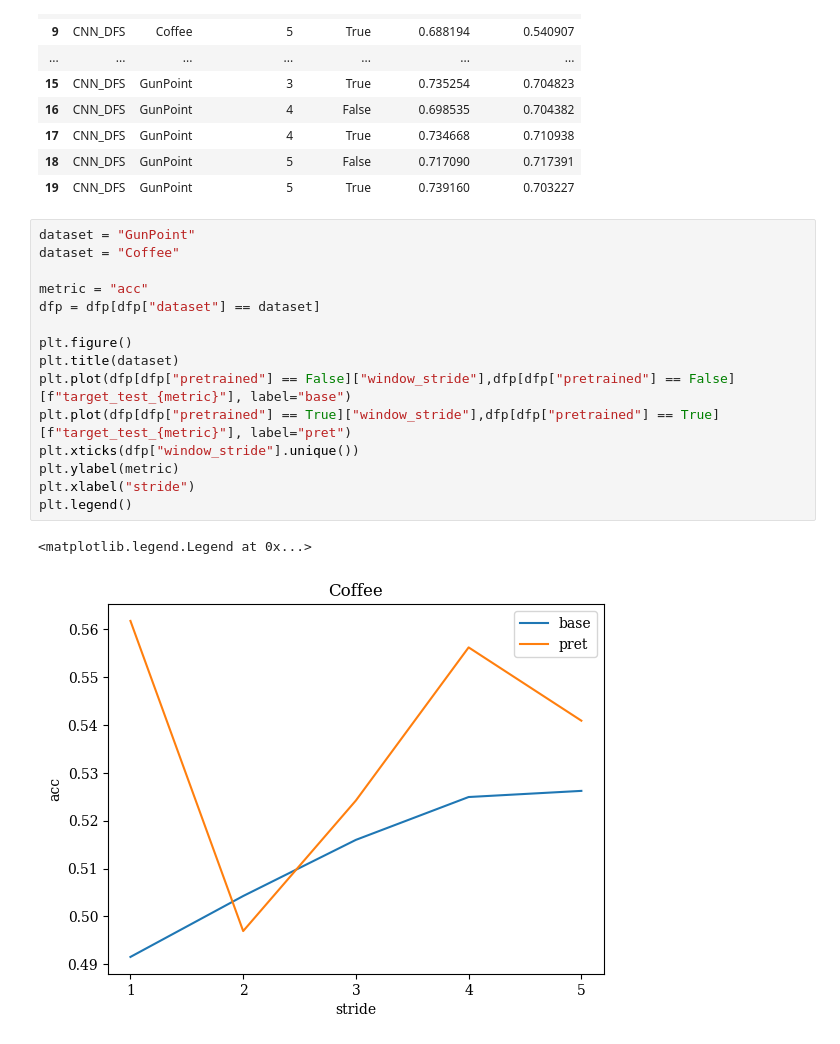
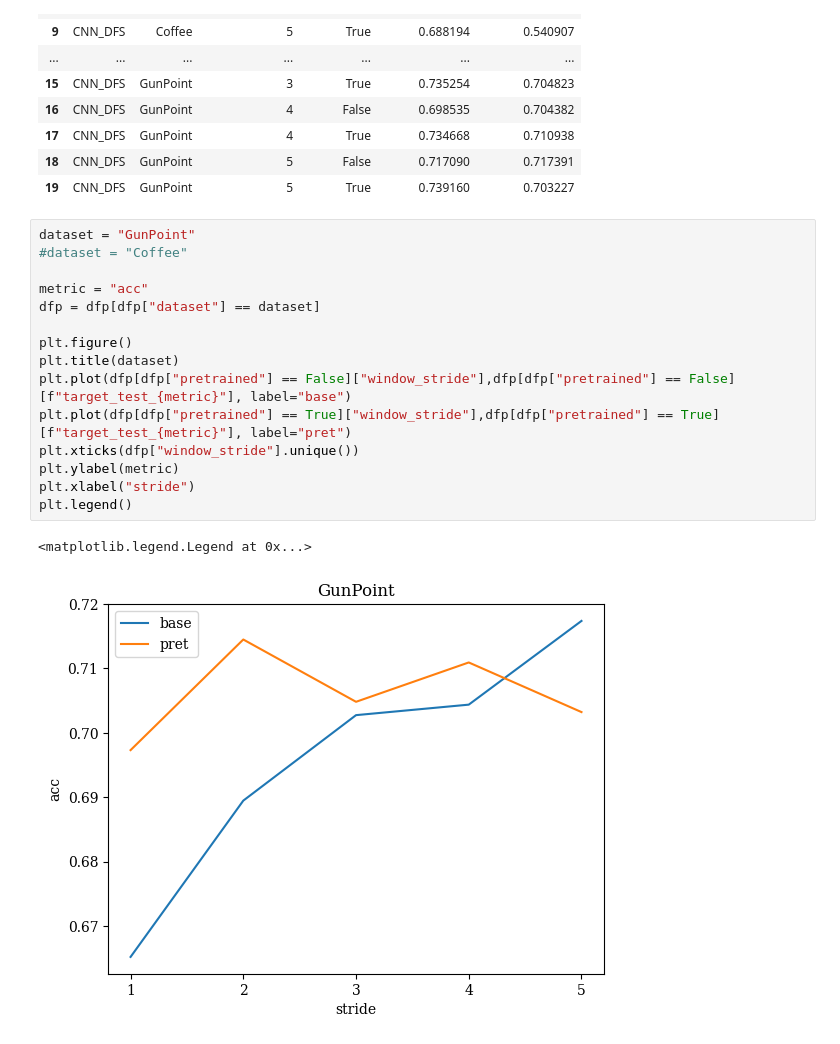
Before and after one commit to mbisan/s3ts, a Jupyter notebook: notebooks/exp_stride.ipynb, the cells around one changed output. Drawn from its saved outputs; the diff is of its cells as text.

```diff
--- a/notebooks/exp_stride.ipynb
+++ b/notebooks/exp_stride.ipynb
@@ -66,19 +66,19 @@ dfp
 | 19 | CNN_DFS | GunPoint | 5 | True | 0.739160 | 0.703227 |
 # %%
 dataset = "GunPoint"
-dataset = "Coffee"
+#dataset = "Coffee"
 
 metric = "acc"
 dfp = dfp[dfp["dataset"] == dataset]
 
 plt.figure()
 plt.title(dataset)
 plt.plot(dfp[dfp["pretrained"] == False]["window_stride"],dfp[dfp["pretrained"] == False][f"target_test_{metric}"], label="base")
 plt.plot(dfp[dfp["pretrained"] == True]["window_stride"],dfp[dfp["pretrained"] == True][f"target_test_{metric}"], label="pret")
 plt.xticks(dfp["window_stride"].unique())
 plt.ylabel(metric)
 plt.xlabel("stride")
 plt.legend()
 # %% [output]
 <matplotlib.legend.Legend at 0x...>
-[figure, old version]
+[figure, new version]
```
Also changed, not shown: 12 other files.
